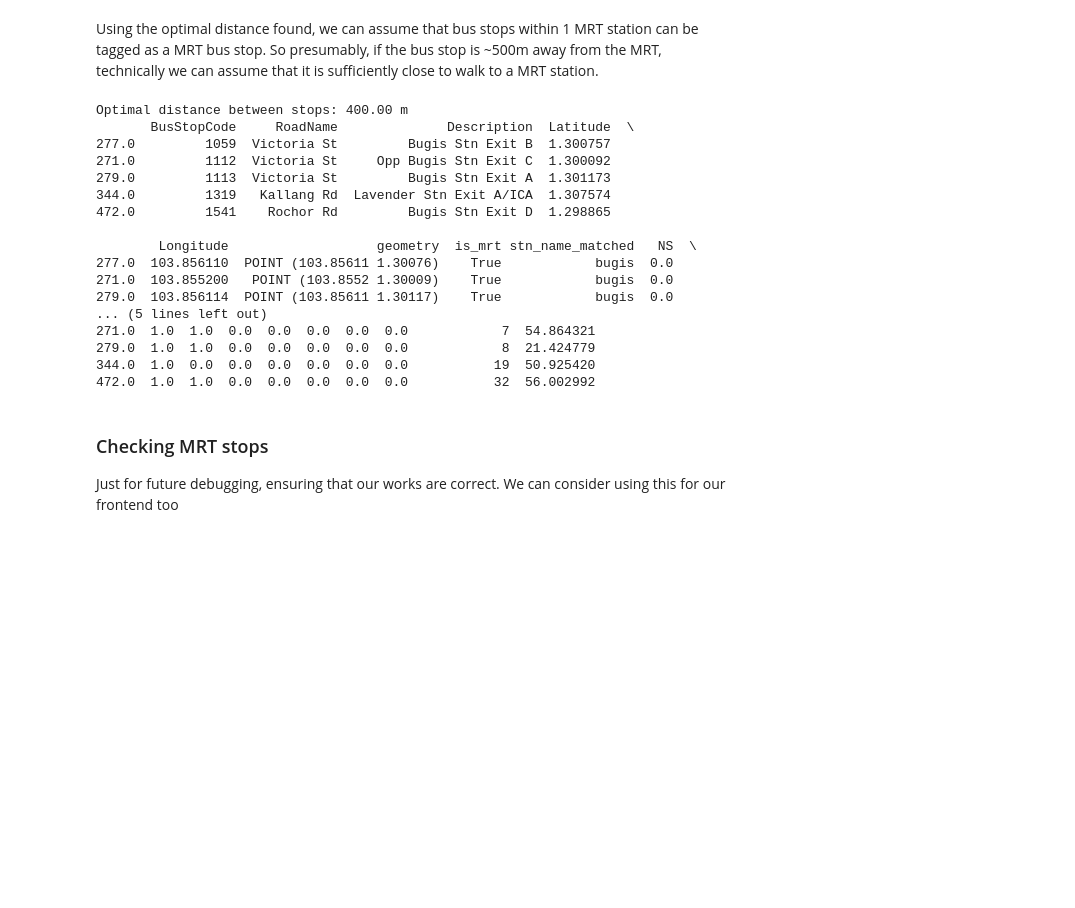
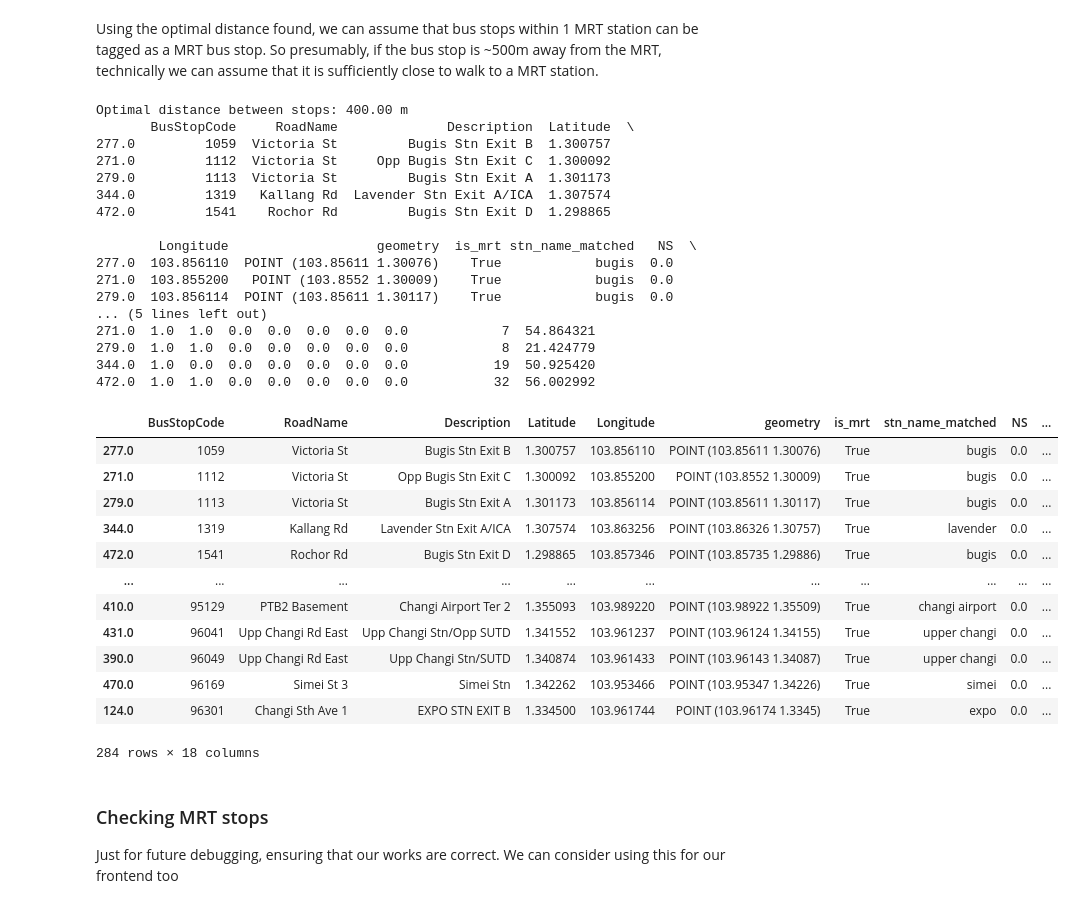
Before and after one commit to DSA4264/project, a Jupyter notebook: main.ipynb, the cells around one changed output. Saved outputs shown, nothing was run; the diff lists cells and outputs as text; code cells hidden in the pictures; blank space fills up the shorter version.

```diff
--- a/main.ipynb
+++ b/main.ipynb
@@ -404,36 +404,46 @@ def tagging_mrt_to_bus_stops(y, x, distance=optimal_distance):
     merged = merged.drop_duplicates(subset='BusStopCode')
 
     return merged
 
 # Call the function with the MRT exits and bus stops GeoDataFrames
 tagging = tagging_mrt_to_bus_stops(mrt_exits_gdf_mapped, bus_stops_gdf)
 
 # Filter only the MRT-related bus stops
 bus_stops_mrt = tagging[tagging['is_mrt'] == True]
 
 print(bus_stops_mrt.head())
 bus_stops_mrt
-
-# Save the tagged bus stops to a csv
-tagging.to_csv('data/tagged_bus_stops.csv', index=False)
 # %% [output]
 Optimal distance between stops: 400.00 m
        BusStopCode     RoadName              Description  Latitude  \
 277.0         1059  Victoria St         Bugis Stn Exit B  1.300757
 271.0         1112  Victoria St     Opp Bugis Stn Exit C  1.300092
 279.0         1113  Victoria St         Bugis Stn Exit A  1.301173
 344.0         1319   Kallang Rd  Lavender Stn Exit A/ICA  1.307574
 472.0         1541    Rochor Rd         Bugis Stn Exit D  1.298865
 
         Longitude                   geometry  is_mrt stn_name_matched   NS  \
 277.0  103.856110  POINT (103.85611 1.30076)    True            bugis  0.0
 271.0  103.855200   POINT (103.8552 1.30009)    True            bugis  0.0
 279.0  103.856114  POINT (103.85611 1.30117)    True            bugis  0.0
 ... (5 lines left out)
 271.0  1.0  1.0  0.0  0.0  0.0  0.0  0.0            7  54.864321
 279.0  1.0  1.0  0.0  0.0  0.0  0.0  0.0            8  21.424779
 344.0  1.0  0.0  0.0  0.0  0.0  0.0  0.0           19  50.925420
 472.0  1.0  1.0  0.0  0.0  0.0  0.0  0.0           32  56.002992
+|  | BusStopCode | RoadName | Description | Latitude | Longitude | geometry | is_mrt | stn_name_matched | NS | ... |
+| 277.0 | 1059 | Victoria St | Bugis Stn Exit B | 1.300757 | 103.856110 | POINT (103.85611 1.30076) | True | bugis | 0.0 | ... |
+| 271.0 | 1112 | Victoria St | Opp Bugis Stn Exit C | 1.300092 | 103.855200 | POINT (103.8552 1.30009) | True | bugis | 0.0 | ... |
+| 279.0 | 1113 | Victoria St | Bugis Stn Exit A | 1.301173 | 103.856114 | POINT (103.85611 1.30117) | True | bugis | 0.0 | ... |
+| 344.0 | 1319 | Kallang Rd | Lavender Stn Exit A/ICA | 1.307574 | 103.863256 | POINT (103.86326 1.30757) | True | lavender | 0.0 | ... |
+| 472.0 | 1541 | Rochor Rd | Bugis Stn Exit D | 1.298865 | 103.857346 | POINT (103.85735 1.29886) | True | bugis | 0.0 | ... |
+| ... | ... | ... | ... | ... | ... | ... | ... | ... | ... | ... |
+| 410.0 | 95129 | PTB2 Basement | Changi Airport Ter 2 | 1.355093 | 103.989220 | POINT (103.98922 1.35509) | True | changi airport | 0.0 | ... |
+| 431.0 | 96041 | Upp Changi Rd East | Upp Changi Stn/Opp SUTD | 1.341552 | 103.961237 | POINT (103.96124 1.34155) | True | upper changi | 0.0 | ... |
+| 390.0 | 96049 | Upp Changi Rd East | Upp Changi Stn/SUTD | 1.340874 | 103.961433 | POINT (103.96143 1.34087) | True | upper changi | 0.0 | ... |
+| 470.0 | 96169 | Simei St 3 | Simei Stn | 1.342262 | 103.953466 | POINT (103.95347 1.34226) | True | simei | 0.0 | ... |
+| 124.0 | 96301 | Changi Sth Ave 1 | EXPO STN EXIT B | 1.334500 | 103.961744 | POINT (103.96174 1.3345) | True | expo | 0.0 | ... |
+284 rows × 18 columns
 # %% [markdown]
 ### Checking MRT stops
 Just for future debugging, ensuring that our works are correct. We can consider using this for our frontend too
```
Also changed, not shown: parts of 7 cells of this notebook, 5 other files.
